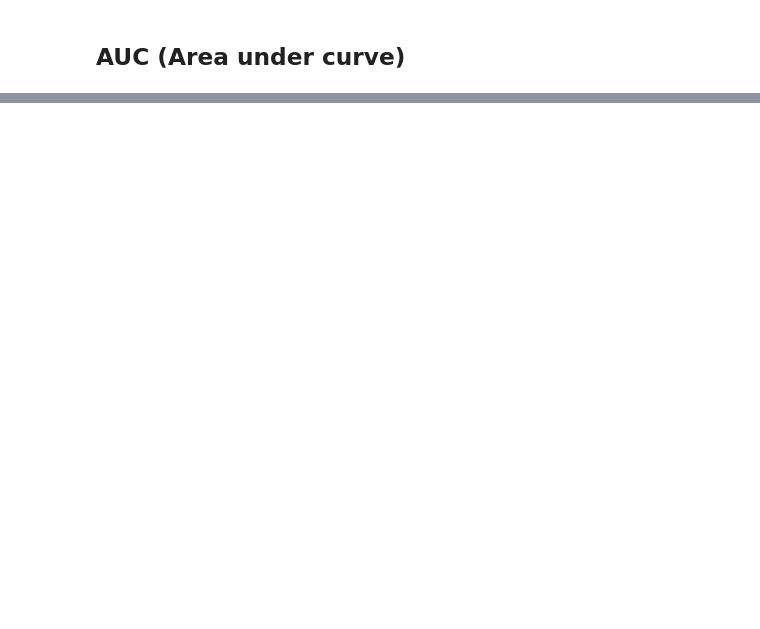
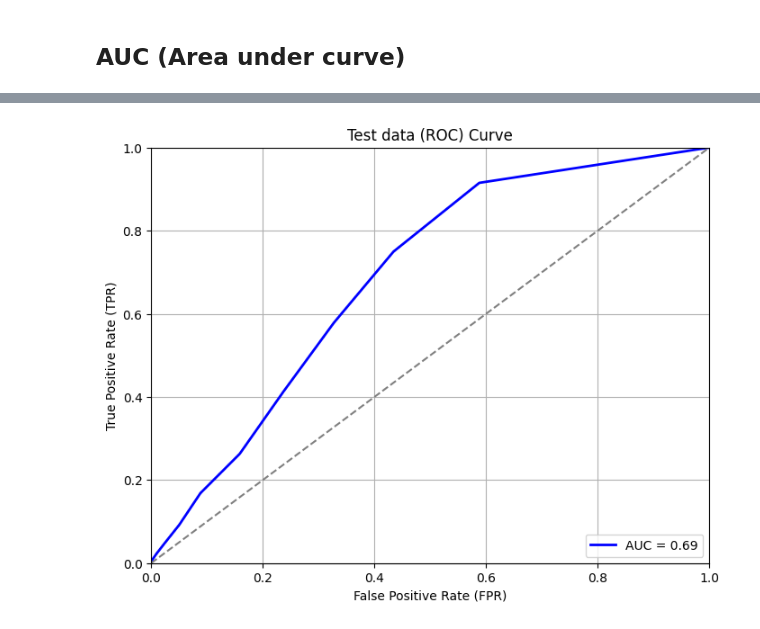
Before and after one commit to AlfonsoGhislieri/NLI-bias, a Jupyter notebook: final.ipynb, the cells around one changed output, grey strips where cells are left out. Saved outputs shown, nothing was run; the diff lists cells and outputs as text; code cells hidden in the pictures; blank space fills up the shorter version.

```diff
--- a/final.ipynb
+++ b/final.ipynb
@@ -593,0 +621,29 @@ plt.show()
+# %%
+from sklearn.metrics import roc_curve, auc
+
+# Convert the true labels to binary values (0 for 'neutral', 1 for 'bias')
+y_true = (combined_test_df['bias'] == 'bias').astype(int)
+
+# Get the predicted ratios from the 'entailment_ratio' column
+y_scores = combined_test_df['entailment_ratio']
+
+# Calculate the ROC curve
+fpr, tpr, thresholds = roc_curve(y_true, y_scores)
+
+# Calculate the AUC
+roc_auc = auc(fpr, tpr)
+
+# Plot the ROC curve
+plt.figure(figsize=(8, 6))
+plt.plot(fpr, tpr, color='blue', lw=2, label=f'AUC = {roc_auc:.2f}')
+plt.plot([0, 1], [0, 1], color='gray', linestyle='--')
+plt.xlim([0.0, 1.0])
+plt.ylim([0.0, 1.0])
+plt.xlabel('False Positive Rate (FPR)')
+plt.ylabel('True Positive Rate (TPR)')
+plt.title('Test data (ROC) Curve')
+plt.legend(loc='lower right')
+plt.grid(True)
+plt.show()
+# %% [output]
+[figure, added]
```
Also changed, not shown: parts of 14 cells of this notebook.
